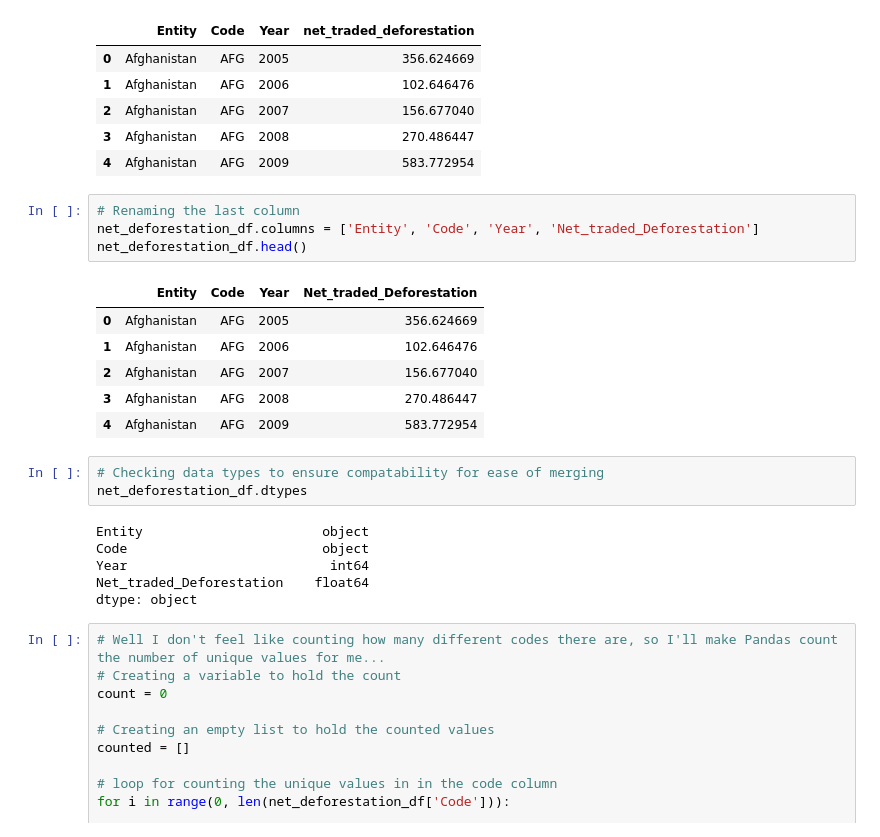
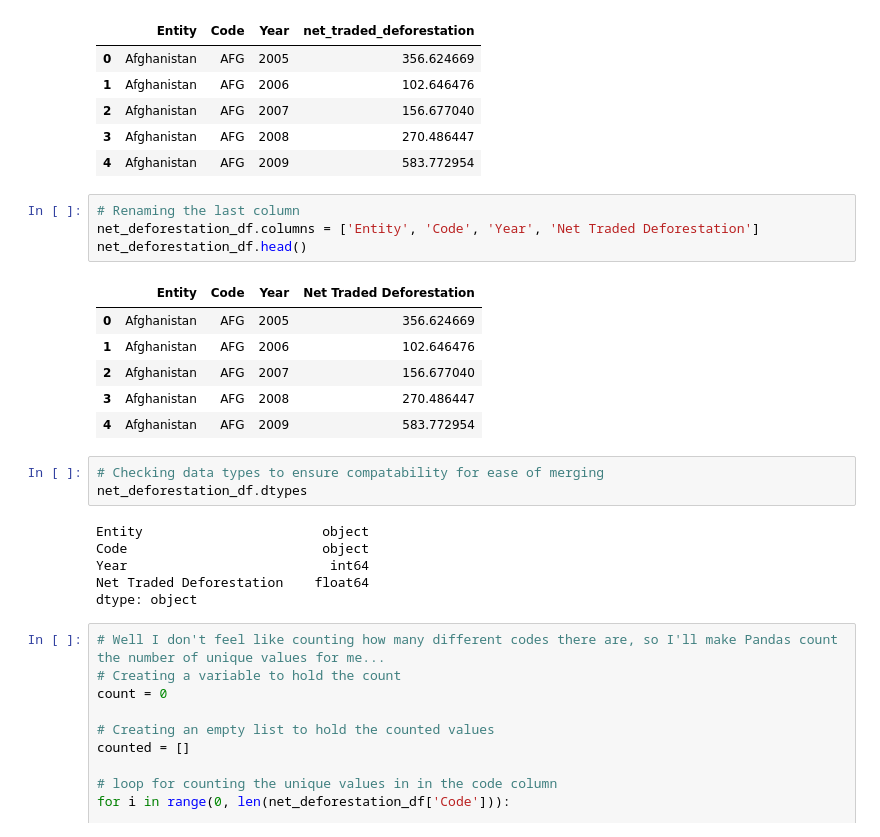
Before and after one commit to mgiandello/Project-3-Global-Warming, a Jupyter notebook: NetDeforestationInTrade_data.ipynb, the cells around one changed output. Drawn from its saved outputs; the diff is of its cells as text.

Commit message:
Finished cleaning, merging, and calculating deforestation data. Saved the clean data to a csv file in the designated folder.

```diff
--- a/NetDeforestationInTrade_data.ipynb
+++ b/NetDeforestationInTrade_data.ipynb
@@ -21,10 +15,10 @@ net_deforestation_df.head()
 | 4 | Afghanistan | AFG | 2009 | 583.772954 |
 # %%
 # Renaming the last column
-net_deforestation_df.columns = ['Entity', 'Code', 'Year', 'Net_traded_Deforestation']
+net_deforestation_df.columns = ['Entity', 'Code', 'Year', 'Net Traded Deforestation']
 net_deforestation_df.head()
 # %% [output]
-|  | Entity | Code | Year | Net_traded_Deforestation |
+|  | Entity | Code | Year | Net Traded Deforestation |
 | 0 | Afghanistan | AFG | 2005 | 356.624669 |
 | 1 | Afghanistan | AFG | 2006 | 102.646476 |
 | 2 | Afghanistan | AFG | 2007 | 156.677040 |
@@ -37,7 +31,7 @@ net_deforestation_df.dtypes
 Entity                       object
 Code                         object
 Year                          int64
-Net_traded_Deforestation    float64
+Net Traded Deforestation    float64
 dtype: object
 # %%
 # Well I don't feel like counting how many different codes there are, so I'll make Pandas count the number of unique values for me...
```
Also changed, not shown: parts of 2 cells of this notebook, 2 other files.
